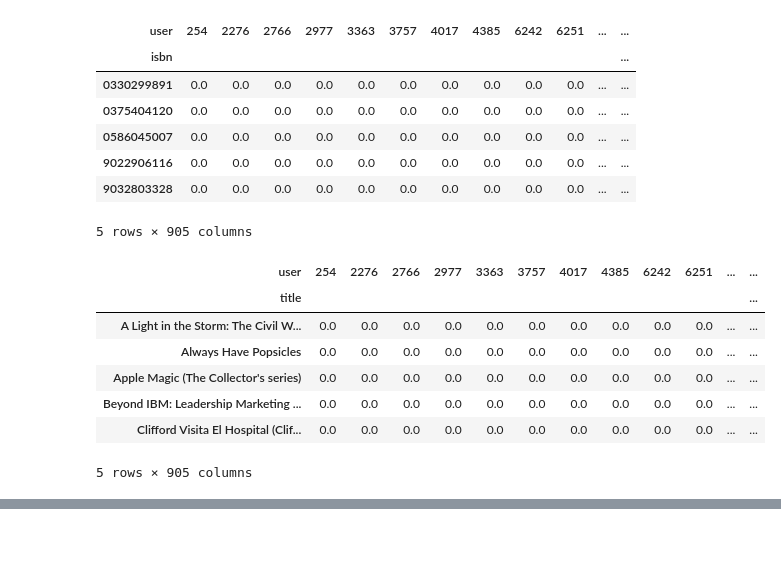
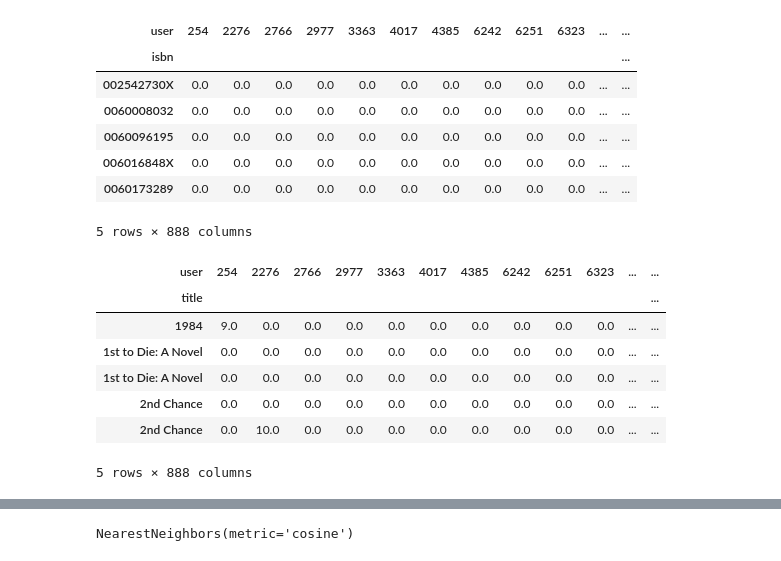
Before and after one commit to alanParizek/MachineLearningFCC, a Jupyter notebook: fcc_book_recommendation_knn.ipynb, the cells around one changed output, grey strips where cells are left out. Drawn from its saved outputs; the diff is of its cells as text; code cells hidden in the pictures.

```diff
--- a/fcc_book_recommendation_knn.ipynb
+++ b/fcc_book_recommendation_knn.ipynb
@@ -54,23 +54,19 @@ df_ratings = pd.read_csv(
 # filtering
 
 
-cant_rating = df_ratings.value_counts('user')
+cant_rating = df_ratings['user'].value_counts()
+print(len(cant_rating[cant_rating < 200]))
 
-#cuantos ratings tiene cierto user
-#print(cant_rating[df_ratings['user'][200]])
+cant_rating.drop(cant_rating[cant_rating < 200].index, inplace=True)
+
+df_ratings_f = df_ratings[df_ratings['user'].isin(cant_rating.index)]
+
+cant_rates = df_ratings.value_counts('isbn')
+
+cant_rates.drop(cant_rates[cant_rates < 100].index, inplace=True)
 
 
-cant_rating.drop(cant_rating[cant_rating < 200].index, inplace=True)
-#print(cant_rating)
+df_ratings_f = df_ratings_f[df_ratings_f['isbn'].isin(cant_rates.index)]
 
-df_ratings = df_ratings[df_ratings['user'].isin(cant_rating.index)]
-
-cant_rates = df_ratings.value_counts('isbn')
-#print(cant_rates)
-cant_rates.drop(cant_rates[cant_rates < 100].index, inplace=True)
-#print(cant_rates)
-
-df_books = df_books[df_books['isbn'].isin(df_ratings['isbn'].unique())]
-
-print(df_books.head())
+print(df_ratings_f.shape)
 # %% [output]
@@ -90,30 +91,30 @@ print(df_books.head())
 # %%
 #print(df_books['author'])
 
-df_training = df_ratings.pivot(index='isbn', columns='user', values='rating')
-df_training = df_training.apply(lambda col: col.fillna(0), axis=0)
+df_training_f = df_ratings_f.pivot(index='isbn', columns='user', values='rating')
+df_training_f = df_training_f.apply(lambda col: col.fillna(0), axis=0)
 
-df_training.head()
+df_training_f.head()
 # %% [output]
-| user | 254 | 2276 | 2766 | 2977 | 3363 | 3757 | 4017 | 4385 | 6242 | 6251 | ... | ... |
+| user | 254 | 2276 | 2766 | 2977 | 3363 | 4017 | 4385 | 6242 | 6251 | 6323 | ... | ... |
 | isbn |  |  |  |  |  |  |  |  |  |  |  | ... |
-| 0330299891 | 0.0 | 0.0 | 0.0 | 0.0 | 0.0 | 0.0 | 0.0 | 0.0 | 0.0 | 0.0 | ... | ... |
-| 0375404120 | 0.0 | 0.0 | 0.0 | 0.0 | 0.0 | 0.0 | 0.0 | 0.0 | 0.0 | 0.0 | ... | ... |
-| 0586045007 | 0.0 | 0.0 | 0.0 | 0.0 | 0.0 | 0.0 | 0.0 | 0.0 | 0.0 | 0.0 | ... | ... |
-| 9022906116 | 0.0 | 0.0 | 0.0 | 0.0 | 0.0 | 0.0 | 0.0 | 0.0 | 0.0 | 0.0 | ... | ... |
-| 9032803328 | 0.0 | 0.0 | 0.0 | 0.0 | 0.0 | 0.0 | 0.0 | 0.0 | 0.0 | 0.0 | ... | ... |
+| 002542730X | 0.0 | 0.0 | 0.0 | 0.0 | 0.0 | 0.0 | 0.0 | 0.0 | 0.0 | 0.0 | ... | ... |
+| 0060008032 | 0.0 | 0.0 | 0.0 | 0.0 | 0.0 | 0.0 | 0.0 | 0.0 | 0.0 | 0.0 | ... | ... |
+| 0060096195 | 0.0 | 0.0 | 0.0 | 0.0 | 0.0 | 0.0 | 0.0 | 0.0 | 0.0 | 0.0 | ... | ... |
+| 006016848X | 0.0 | 0.0 | 0.0 | 0.0 | 0.0 | 0.0 | 0.0 | 0.0 | 0.0 | 0.0 | ... | ... |
+| 0060173289 | 0.0 | 0.0 | 0.0 | 0.0 | 0.0 | 0.0 | 0.0 | 0.0 | 0.0 | 0.0 | ... | ... |
-5 rows × 905 columns
+5 rows × 888 columns
 # %%
-df_training.index = df_training.join(df_books.set_index('isbn'))['title']
-df_training = df_training.sort_index()
-df_training.head()
+df_training_f.index = df_training_f.join(df_books.set_index('isbn'))['title']
+df_training_f = df_training_f.sort_index()
+df_training_f.head()
 # %% [output]
-| user | 254 | 2276 | 2766 | 2977 | 3363 | 3757 | 4017 | 4385 | 6242 | 6251 | ... | ... |
+| user | 254 | 2276 | 2766 | 2977 | 3363 | 4017 | 4385 | 6242 | 6251 | 6323 | ... | ... |
 | title |  |  |  |  |  |  |  |  |  |  |  | ... |
-| A Light in the Storm: The Civil W... | 0.0 | 0.0 | 0.0 | 0.0 | 0.0 | 0.0 | 0.0 | 0.0 | 0.0 | 0.0 | ... | ... |
-| Always Have Popsicles | 0.0 | 0.0 | 0.0 | 0.0 | 0.0 | 0.0 | 0.0 | 0.0 | 0.0 | 0.0 | ... | ... |
-| Apple Magic (The Collector's series) | 0.0 | 0.0 | 0.0 | 0.0 | 0.0 | 0.0 | 0.0 | 0.0 | 0.0 | 0.0 | ... | ... |
-| Beyond IBM: Leadership Marketing ... | 0.0 | 0.0 | 0.0 | 0.0 | 0.0 | 0.0 | 0.0 | 0.0 | 0.0 | 0.0 | ... | ... |
-| Clifford Visita El Hospital (Clif... | 0.0 | 0.0 | 0.0 | 0.0 | 0.0 | 0.0 | 0.0 | 0.0 | 0.0 | 0.0 | ... | ... |
+| 1984 | 9.0 | 0.0 | 0.0 | 0.0 | 0.0 | 0.0 | 0.0 | 0.0 | 0.0 | 0.0 | ... | ... |
+| 1st to Die: A Novel | 0.0 | 0.0 | 0.0 | 0.0 | 0.0 | 0.0 | 0.0 | 0.0 | 0.0 | 0.0 | ... | ... |
+| 1st to Die: A Novel | 0.0 | 0.0 | 0.0 | 0.0 | 0.0 | 0.0 | 0.0 | 0.0 | 0.0 | 0.0 | ... | ... |
+| 2nd Chance | 0.0 | 0.0 | 0.0 | 0.0 | 0.0 | 0.0 | 0.0 | 0.0 | 0.0 | 0.0 | ... | ... |
+| 2nd Chance | 0.0 | 10.0 | 0.0 | 0.0 | 0.0 | 0.0 | 0.0 | 0.0 | 0.0 | 0.0 | ... | ... |
-5 rows × 905 columns
+5 rows × 888 columns
 # %%
@@ -124,4 +125,9 @@ df_training.loc["The Queen of the Damned (Vampire Chronicles (Paperback))"][:5]
 | The Queen of the Damned (Vampire ... | 0.0 | 0.0 | 0.0 | 0.0 | 0.0 | 0.0 | 0.0 | 0.0 | 0.0 | 0.0 | ... | ... |
 | The Queen of the Damned (Vampire ... | 0.0 | 0.0 | 0.0 | 0.0 | 0.0 | 0.0 | 0.0 | 0.0 | 0.0 | 0.0 | ... | ... |
 2 rows × 905 columns
+# %%
+neigh = NearestNeighbors(metric='cosine')
+neigh.fit(df_training_f)
+# %% [output]
+NearestNeighbors(metric='cosine')
 # %%
```
Also changed, not shown: parts of 7 cells of this notebook.
